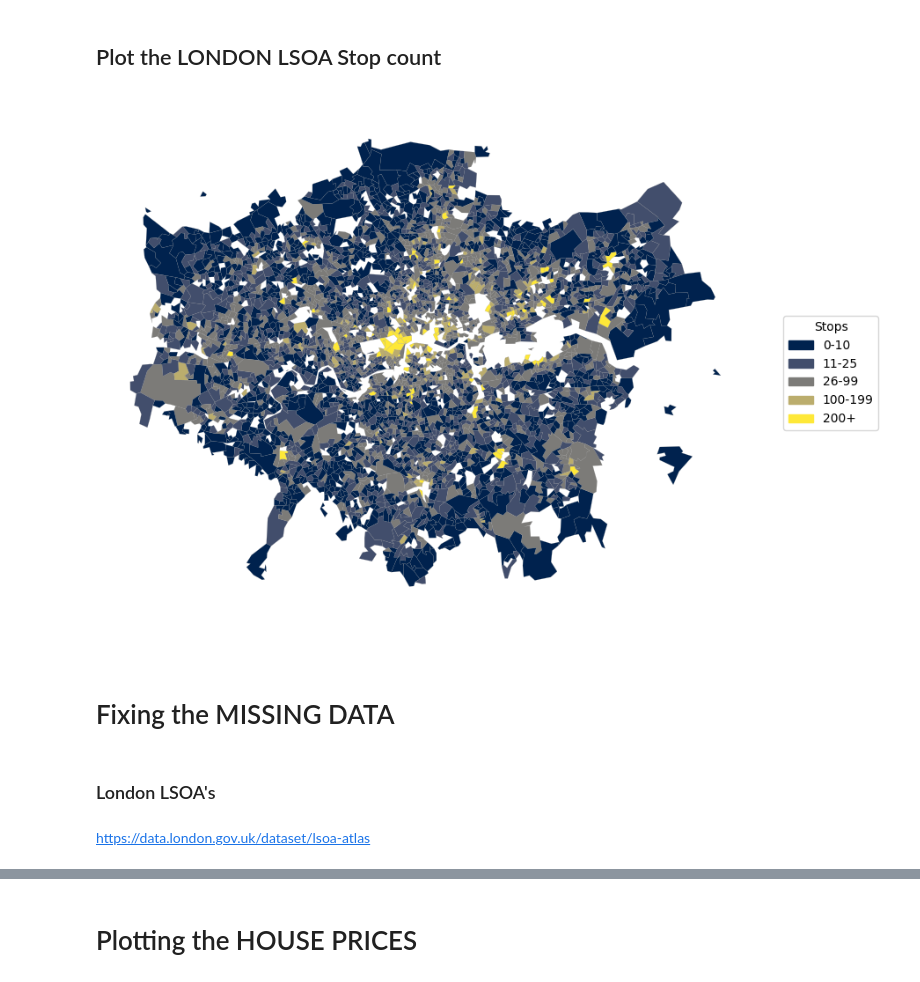
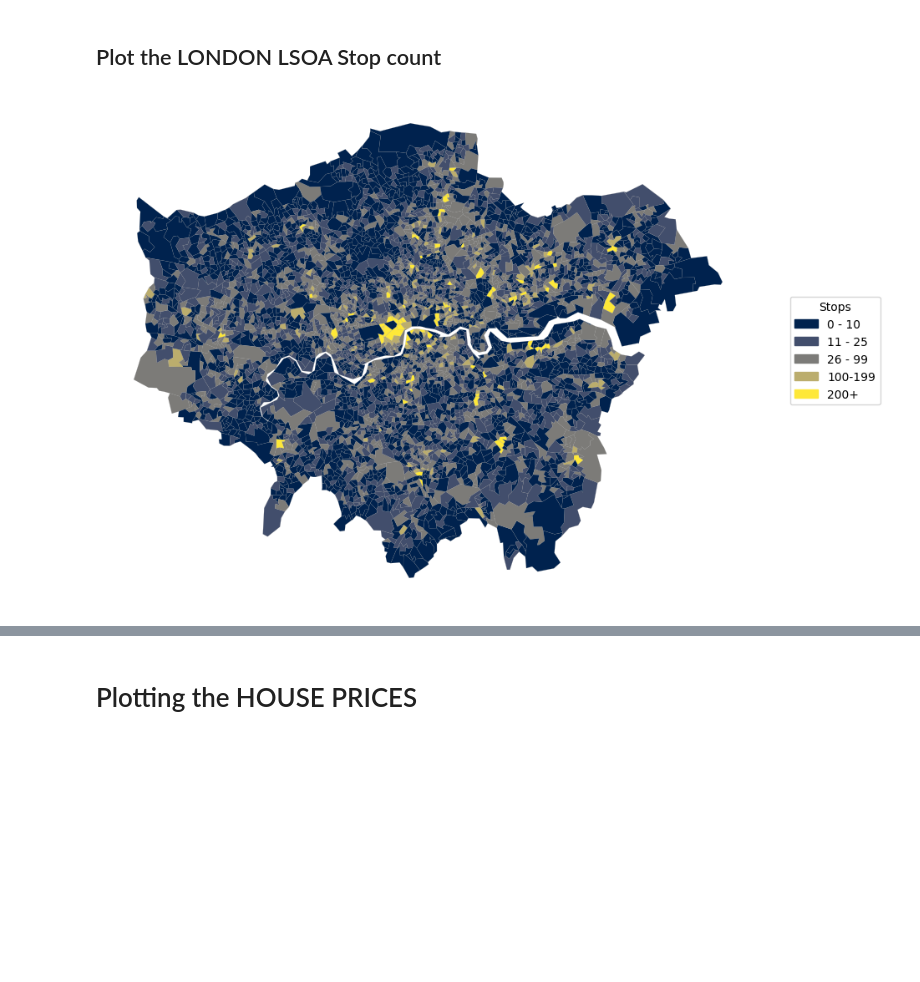
Before and after one commit to KofiBartonByfield/Dissertation, a Jupyter notebook: code/create_plots.ipynb, the cells around one changed output, grey strips where cells are left out. Cells and saved outputs as stored; diff of their text form; code cells hidden in the pictures; blank space fills up the shorter version.

```diff
--- a/code/create_plots.ipynb
+++ b/code/create_plots.ipynb
@@ -76,7 +76,7 @@ merged_lsoas = merged_lsoas.merge(df_stops, on='LSOA21CD', how='left')
 
 # Define the bins and their labels
 bins = [0, 10, 25, 99, 199, float('inf')]
-bin_labels = ['0-10', '11-25', '26-99', '100-199', '200+']
+bin_labels = ['0 - 10', '11 - 25', '26 - 99', '100-199', '200+']
 
 # Define colour mapping based on the bins
 cmap = mpl.cm.cividis
@@ -85,39 +85,31 @@ norm = mpl.colors.BoundaryNorm(boundaries=bins, ncolors=256)
 # Plot the map with the stop counts and colour coding
 fig, ax = plt.subplots(figsize=(10, 8))
 
 merged_lsoas.plot(column='stop_counts',
                   linewidth=0.1,
                   edgecolor='grey',
                   legend=False,
                   ax=ax,
                   cmap=cmap,
                   norm=norm,
                   vmin=bins[0], vmax=bins[len(bin_labels)-1])
 
 
 # Create legend with boxes for each bin
 legend_handles = [Patch(color=cmap(norm(bins[i])), label=bin_labels[i]) for i in range(len(bin_labels))]
 
 
 
 # Add legend to the plot
 ax.legend(handles=legend_handles, title="Stops", loc='upper right')
 ax.get_legend().set_bbox_to_anchor((1.05, 0.5))
 ax.get_legend().set_loc('center left')
 
 
 
 ax.set_axis_off()
-plt.xlim(500000, 565000)  # Replace with your desired longitude range
-plt.ylim(150000, 205000)  # Replace with your desired latitude range
 plt.savefig('../figures_and_plots/london_stops_map.svg', bbox_inches='tight')
 
 plt.show()
 # %% [output]
-[figure, old version]
+[figure, new version]
-# %% [markdown]
-# Fixing the MISSING DATA
-# %% [markdown]
-### London LSOA's
-# %% [markdown]
-https://data.london.gov.uk/dataset/lsoa-atlas
```
Also changed, not shown: parts of 6 cells of this notebook, 7 other files.
